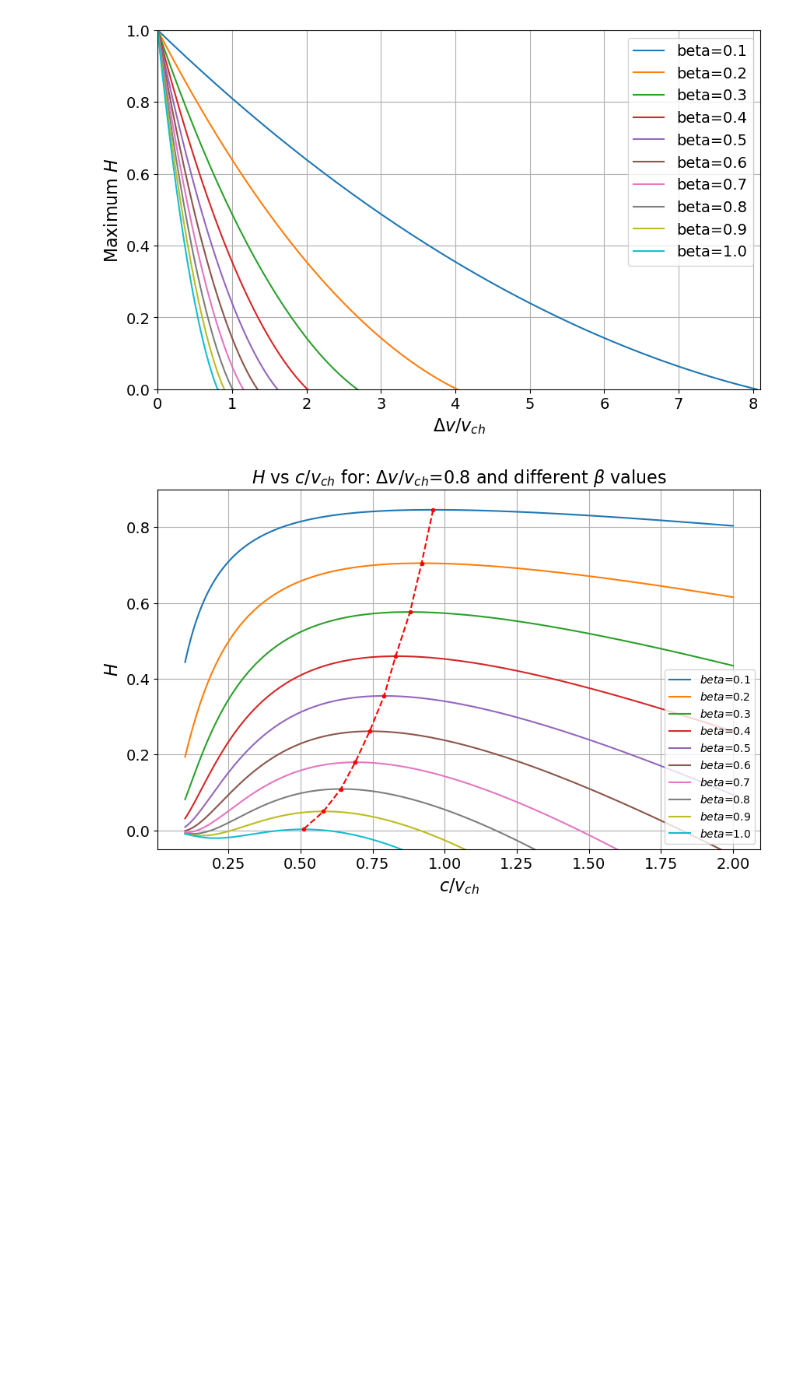
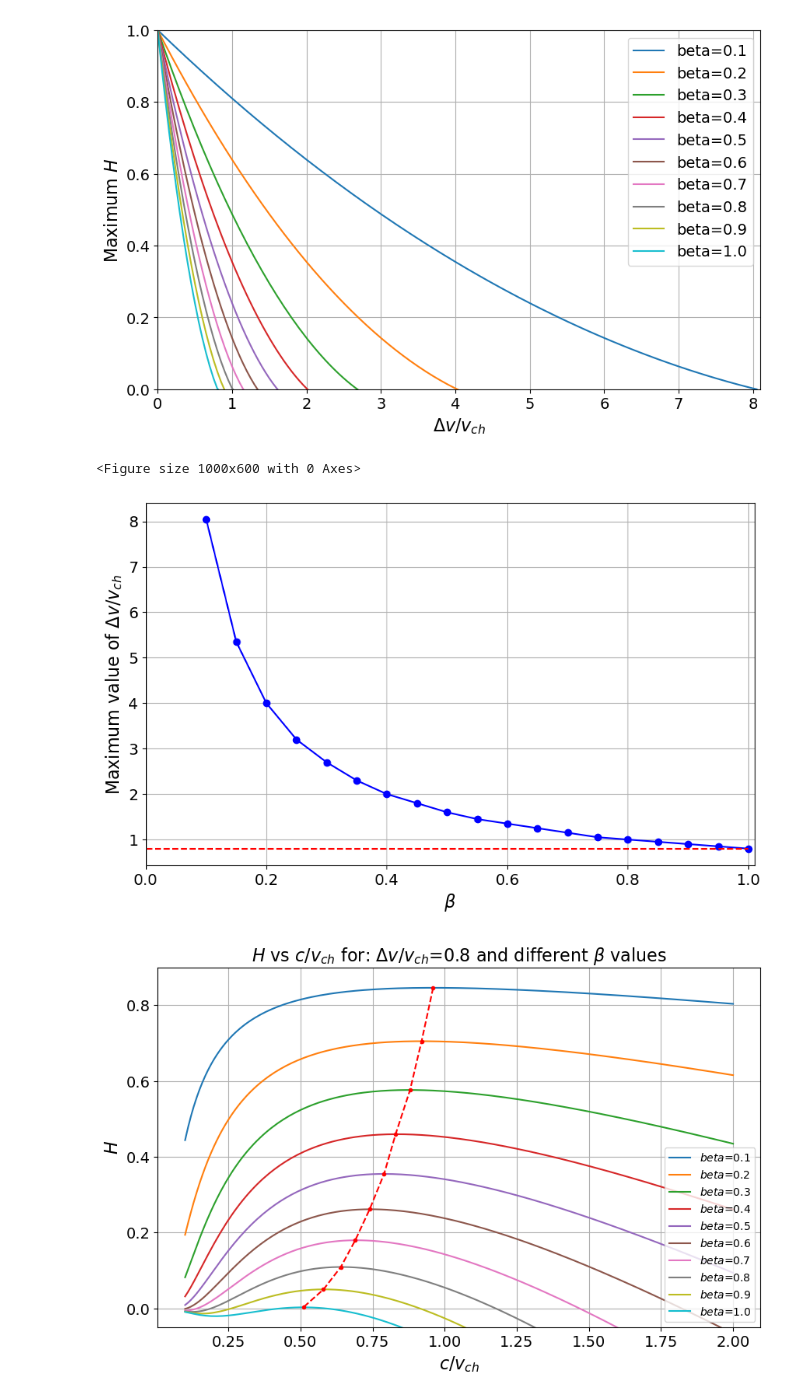
Before and after one commit to Rafid-Ben/Propulsion_optimization, a Jupyter notebook: objective_function.ipynb, the cells around one changed output. Cells and saved outputs as stored; diff of their text form; code cells hidden in the pictures; blank space fills up the shorter version.

```diff
--- a/objective_function.ipynb
+++ b/objective_function.ipynb
@@ -99,6 +102,46 @@ plt.savefig("figures/fractions_refueling.png",bbox_inches='tight')
 plt.show()
 # %% [output]
 [figure]
+# %%
+r1_vec=np.arange(0,8.1,0.05)
+r2_vec=np.arange(0.1,2.01,0.01)
+beta_vec=np.arange(0.1,1.01,0.05)
+
+fig=plt.figure(figsize=(10,6))
+
+r1_closest_to_zero = {}
+for beta in beta_vec:
+    max_H=[]
+    for r1 in r1_vec:
+        H=obj_func(r1,r2_vec,beta)
+        max_H.append(np.max(H))
+    # Find the r1 value where H is closest to 0
+    closest_index = np.argmin(np.abs(max_H))
+    r1_closest_to_zero[beta] = r1_vec[closest_index]
+
+
+
+# Plot r1_closest_to_zero vs beta
+beta_vals = list(r1_closest_to_zero.keys())
+r1_vals = list(r1_closest_to_zero.values())
+
+plt.figure(figsize=(10, 6))
+plt.plot(beta_vals, r1_vals, 'ob-')
+plt.plot(np.array([0,1]),np.array([r1_vals[-1],r1_vals[-1]]),"r--")
+plt.xlim([0,1.01])
+
+plt.xlabel(r'$\beta$',fontsize=16)
+plt.ylabel(r'Maximum value of $\Delta v/v_{ch}$',fontsize=16)
+
+plt.xticks(fontsize=14)
+plt.yticks(fontsize=14)
+plt.grid(True)
+plt.savefig("figures/max_delv.png")
+
+plt.show()
+# %% [output]
+<Figure size 1000x600 with 0 Axes>
+[figure, added]
 # %%
 r1=0.8
 # %%
```
Also changed, not shown: parts of 8 cells of this notebook, 2 other files.
